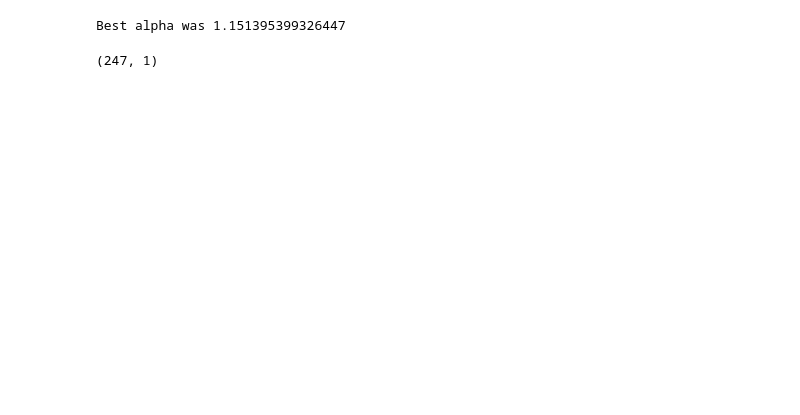
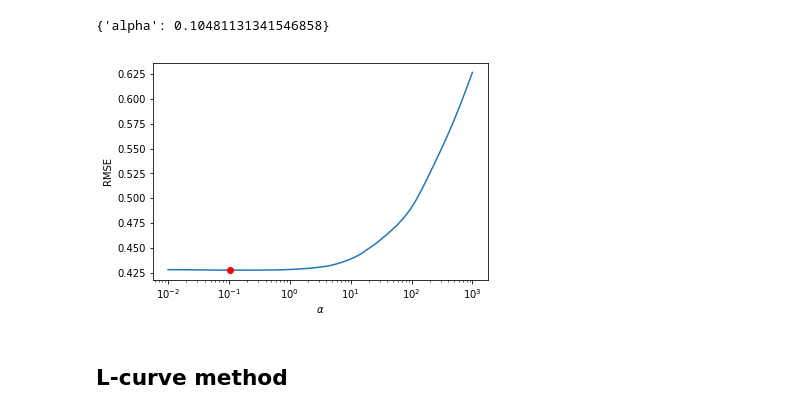
Before and after one commit to piovere/nucnotes, a Jupyter notebook: ne579/Homework/hw06/homework_data.ipynb, the cells around one changed output. Drawn from its saved outputs; the diff is of its cells as text; code cells hidden in the pictures; blank space fills up the shorter version.

```diff
--- a/ne579/Homework/hw06/homework_data.ipynb
+++ b/ne579/Homework/hw06/homework_data.ipynb
@@ -24,8 +39,8 @@ lin = LinearRegression().fit(xs, ys)
 # %%
-alpha_candidates = np.logspace(-3, 3)
-params = {'alpha': alpha_candidates}
-ridge = GridSearchCV(Ridge(), param_grid=params, scoring=make_scorer(rmse, greater_is_better=False))
-ridge.fit(xs, ys)
-a = ridge.best_estimator_.alpha
-print(f"Best alpha was {a}")
+alpha_parameters = np.logspace(-2, 3)
+params = {'alpha': alpha_parameters}
+ridge_loo = GridSearchCV(Ridge(fit_intercept=False),
+                         param_grid=params, cv=LeaveOneOut(),
+                         scoring=make_scorer(rmse, greater_is_better=False))
+ridge_loo.fit(xs, ys)
 # %% [output]
@@ -33,11 +58,15 @@ Best alpha was 1.151395399326447
-# %%
-ridge2 = GridSearchCV(Ridge(), param_grid=params, scoring=make_scorer(rmse, greater_is_better=False), cv=10)
-ridge2.fit(xs, ys)
-a = ridge.best_estimator_.alpha
-print(f"Best alpha was {a}")
-# %% [output]
-Best alpha was 1.151395399326447
-# %%
-y.shape
-# %% [output]
-(247, 1)
+# %%
+ridge_loo.best_params_
+# %% [output]
+{'alpha': 0.10481131341546858}
+# %%
+plt.plot(ridge_loo.cv_results_['param_alpha'], -ridge_loo.cv_results_['mean_test_score'])
+plt.plot(ridge_loo.best_params_['alpha'], -ridge_loo.best_score_, 'ro')
+plt.xlabel(r"$\alpha$")
+plt.ylabel("RMSE")
+plt.xscale("log")
+plt.show()
+# %% [output]
+[figure, added]
+# %% [markdown]
+## L-curve method
```
Also changed, not shown: parts of 25 cells of this notebook.
